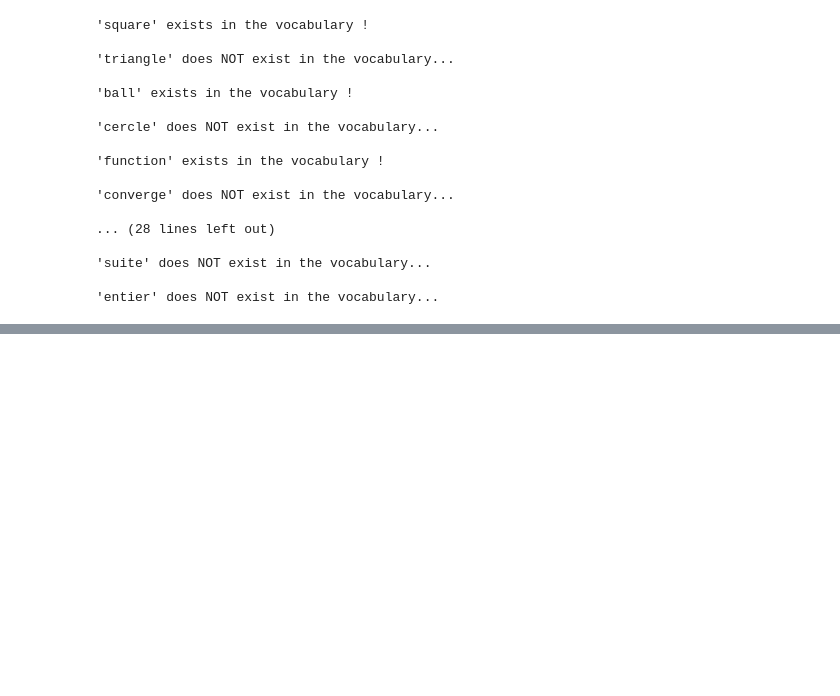
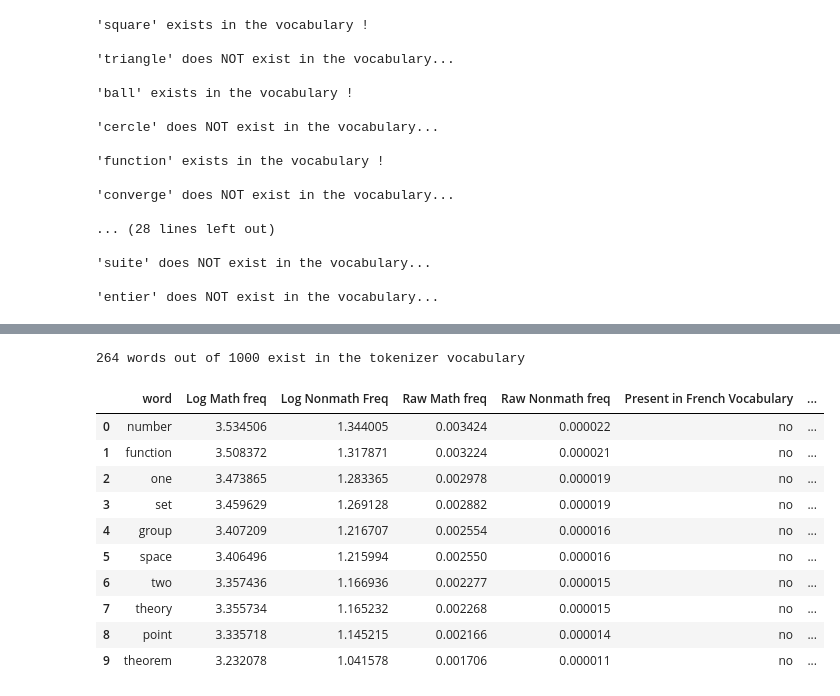
Before and after one commit to dhia680/Math-Concepts-semantic-space, a Jupyter notebook: Further-Analysis/gpt2-embed-analysis.ipynb, the cells around one changed output, grey strips where cells are left out. Cells and saved outputs as stored; diff of their text form; code cells hidden in the pictures; blank space fills up the shorter version.

```diff
--- a/Further-Analysis/gpt2-embed-analysis.ipynb
+++ b/Further-Analysis/gpt2-embed-analysis.ipynb
@@ -32,9 +29,10 @@ Chunk of the embedding of the word 'hello':
 # %% [markdown]
 #### Useful function
 # %%
-def is_in_vocab(token, tokenizer):
+def is_in_vocab(token, tokenizer, verbose=True):
     existence = tokenizer.get_vocab().get(token) is not None
-    print(f"'{token}' exists in the vocabulary !\n") if existence else print(f"'{token}' does NOT exist in the vocabulary...\n")
+    if verbose:
+        print(f"'{token}' exists in the vocabulary !\n") if existence else print(f"'{token}' does NOT exist in the vocabulary...\n")
     return existence
 # %% [markdown]
 #### Example: the token `vector`
@@ -98,0 +111,5 @@ for word in fre_math_list:
+# %%
+vocab_excel_path = r'..\Vocabulary\vocabularyFrenchEnglish.xlsx'
+df = pd.read_excel(vocab_excel_path, sheet_name='EnglishVocabulary')
+eng_vocab = df['word'].tolist()
+df.head()
@@ -98,0 +123,20 @@ for word in fre_math_list:
+# %%
+is_in_vocab_list = list(map(lambda word: is_in_vocab(word, tokenizer, verbose=False), eng_vocab))
+print(f"{is_in_vocab_list.count(True)} words out of {len(eng_vocab)} exist in the tokenizer vocabulary")
+# %% [output]
+264 words out of 1000 exist in the tokenizer vocabulary
+# %%
+df['is_in_vocab'] = is_in_vocab_list
+df.head(10)
+# %% [output]
+|  | word | Log Math freq | Log Nonmath Freq | Raw Math freq | Raw Nonmath freq | Present in French Vocabulary | ... |
+| 0 | number | 3.534506 | 1.344005 | 0.003424 | 0.000022 | no | ... |
+| 1 | function | 3.508372 | 1.317871 | 0.003224 | 0.000021 | no | ... |
+| 2 | one | 3.473865 | 1.283365 | 0.002978 | 0.000019 | no | ... |
+| 3 | set | 3.459629 | 1.269128 | 0.002882 | 0.000019 | no | ... |
+| 4 | group | 3.407209 | 1.216707 | 0.002554 | 0.000016 | no | ... |
+| 5 | space | 3.406496 | 1.215994 | 0.002550 | 0.000016 | no | ... |
+| 6 | two | 3.357436 | 1.166936 | 0.002277 | 0.000015 | no | ... |
+| 7 | theory | 3.355734 | 1.165232 | 0.002268 | 0.000015 | no | ... |
+| 8 | point | 3.335718 | 1.145215 | 0.002166 | 0.000014 | no | ... |
+| 9 | theorem | 3.232078 | 1.041578 | 0.001706 | 0.000011 | no | ... |
```
Also changed, not shown: parts of 22 cells of this notebook.
